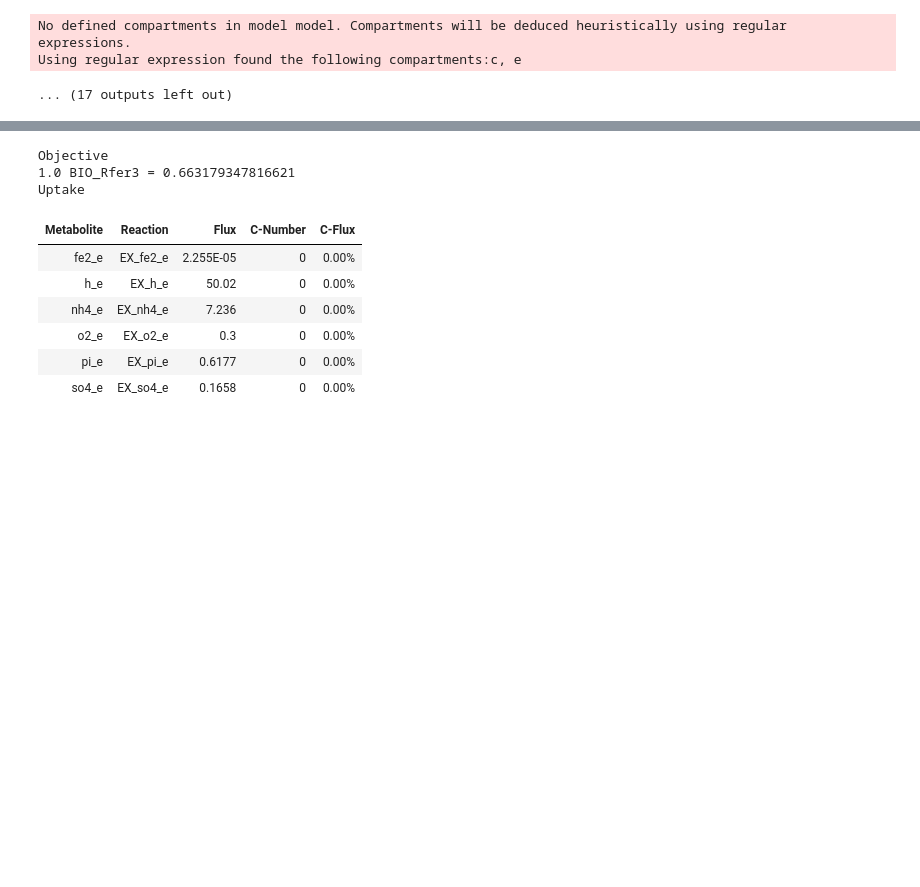
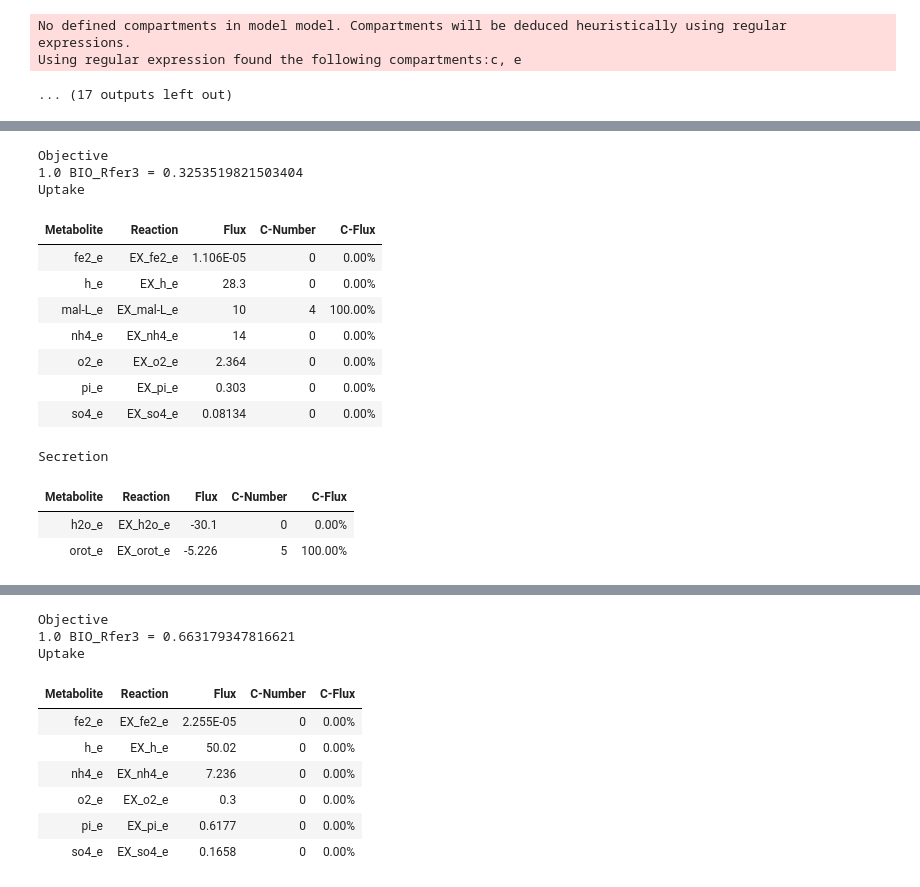
Before and after one commit to diana-sz/community_ecms, a Jupyter notebook: uranium_v3.ipynb, the cells around one changed output, grey strips where cells are left out. Cells and saved outputs as stored; diff of their text form; code cells hidden in the pictures; blank space fills up the shorter version.

```diff
--- a/uranium_v3.ipynb
+++ b/uranium_v3.ipynb
@@ -344,3 +205,21 @@ dime_max_growth
+# %%
+reduced_models["Rhodoferax"]["mEmC_6"].summary()
+# %% [output]
+Objective
+1.0 BIO_Rfer3 = 0.3253519821503404
+Uptake
+| Metabolite | Reaction | Flux | C-Number | C-Flux |
+| fe2_e | EX_fe2_e | 1.106E-05 | 0 | 0.00% |
+| h_e | EX_h_e | 28.3 | 0 | 0.00% |
+| mal-L_e | EX_mal-L_e | 10 | 4 | 100.00% |
+| nh4_e | EX_nh4_e | 14 | 0 | 0.00% |
+| o2_e | EX_o2_e | 2.364 | 0 | 0.00% |
+| pi_e | EX_pi_e | 0.303 | 0 | 0.00% |
+| so4_e | EX_so4_e | 0.08134 | 0 | 0.00% |
+Secretion
+| Metabolite | Reaction | Flux | C-Number | C-Flux |
+| h2o_e | EX_h2o_e | -30.1 | 0 | 0.00% |
+| orot_e | EX_orot_e | -5.226 | 5 | 100.00% |
 # %%
 new_names = []
 simulated_mus = {}
```
Also changed, not shown: parts of 13 cells of this notebook, 20 other files.
